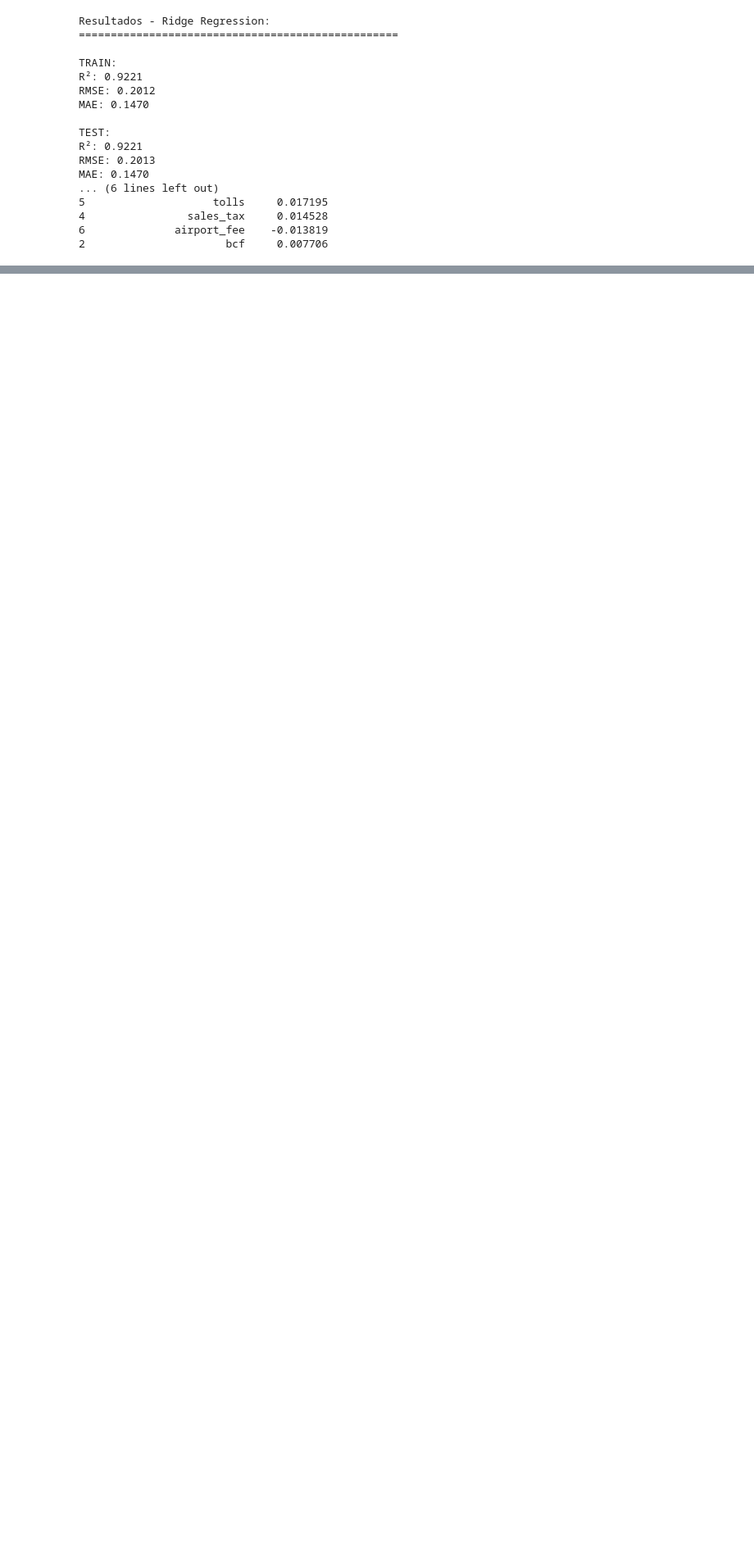
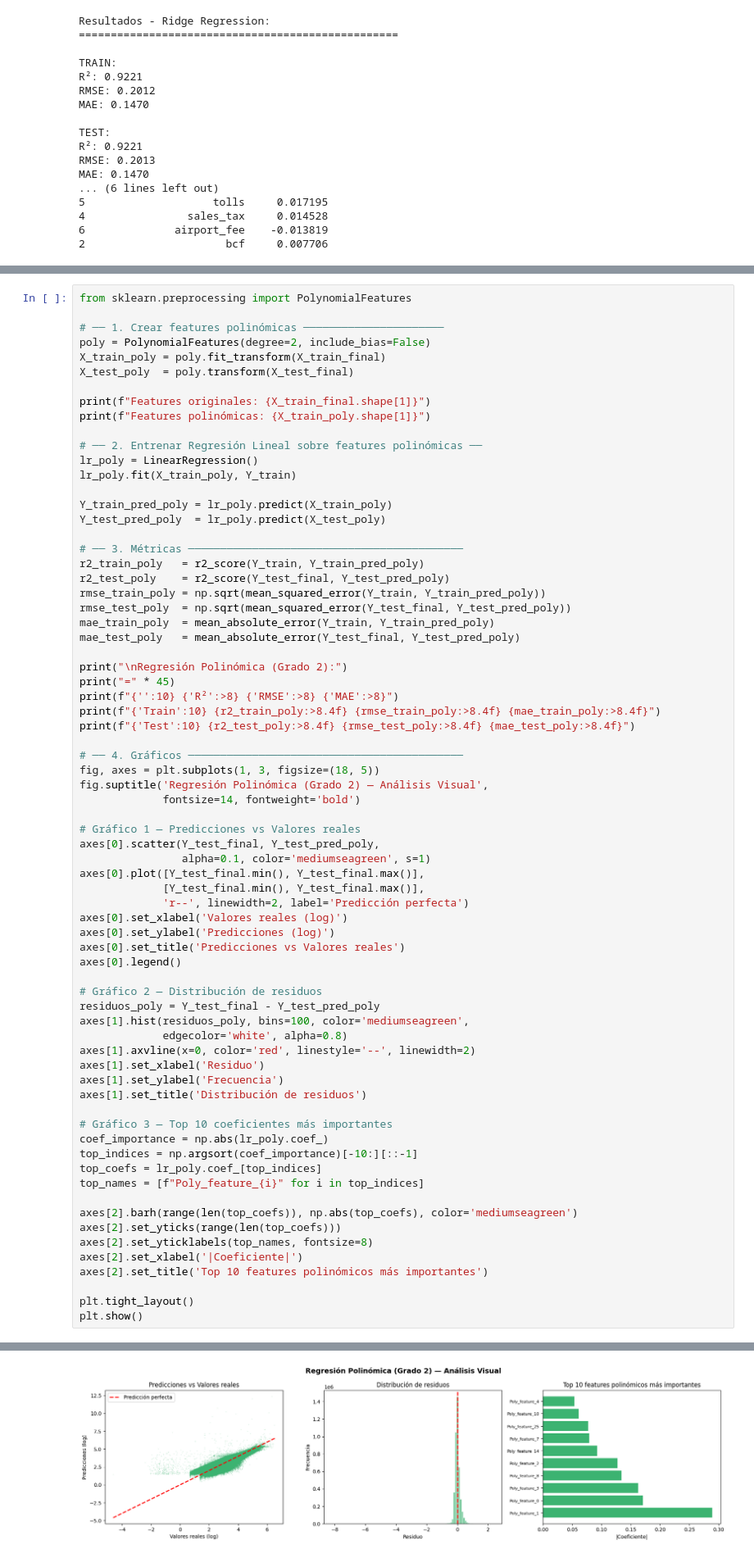
Before and after one commit to bamazonai/G8-TP-AnD, a Jupyter notebook: proyecto_hvfhs.ipynb, the cells around one changed output, grey strips where cells are left out. Shown at 82% size. Cells and saved outputs as stored; diff of their text form; blank space fills up the shorter version.

```diff
--- a/proyecto_hvfhs.ipynb
+++ b/proyecto_hvfhs.ipynb
@@ -1043,0 +1350,72 @@ eliminó ruido sin perder poder predictivo.
+# %%
+from sklearn.preprocessing import PolynomialFeatures
+
+# ── 1. Crear features polinómicas ──────────────────────
+poly = PolynomialFeatures(degree=2, include_bias=False)
+X_train_poly = poly.fit_transform(X_train_final)
+X_test_poly  = poly.transform(X_test_final)
+
+print(f"Features originales: {X_train_final.shape[1]}")
+print(f"Features polinómicas: {X_train_poly.shape[1]}")
+
+# ── 2. Entrenar Regresión Lineal sobre features polinómicas ──
+lr_poly = LinearRegression()
+lr_poly.fit(X_train_poly, Y_train)
+
+Y_train_pred_poly = lr_poly.predict(X_train_poly)
+Y_test_pred_poly  = lr_poly.predict(X_test_poly)
+
+# ── 3. Métricas ───────────────────────────────────────────
+r2_train_poly   = r2_score(Y_train, Y_train_pred_poly)
+r2_test_poly    = r2_score(Y_test_final, Y_test_pred_poly)
+rmse_train_poly = np.sqrt(mean_squared_error(Y_train, Y_train_pred_poly))
+rmse_test_poly  = np.sqrt(mean_squared_error(Y_test_final, Y_test_pred_poly))
+mae_train_poly  = mean_absolute_error(Y_train, Y_train_pred_poly)
+mae_test_poly   = mean_absolute_error(Y_test_final, Y_test_pred_poly)
+
+print("\nRegresión Polinómica (Grado 2):")
+print("=" * 45)
+print(f"{'':10} {'R²':>8} {'RMSE':>8} {'MAE':>8}")
+print(f"{'Train':10} {r2_train_poly:>8.4f} {rmse_train_poly:>8.4f} {mae_train_poly:>8.4f}")
+print(f"{'Test':10} {r2_test_poly:>8.4f} {rmse_test_poly:>8.4f} {mae_test_poly:>8.4f}")
+
+# ── 4. Gráficos ───────────────────────────────────────────
+fig, axes = plt.subplots(1, 3, figsize=(18, 5))
+fig.suptitle('Regresión Polinómica (Grado 2) — Análisis Visual',
+             fontsize=14, fontweight='bold')
+
+# Gráfico 1 — Predicciones vs Valores reales
+axes[0].scatter(Y_test_final, Y_test_pred_poly,
+                alpha=0.1, color='mediumseagreen', s=1)
+axes[0].plot([Y_test_final.min(), Y_test_final.max()],
+             [Y_test_final.min(), Y_test_final.max()],
+             'r--', linewidth=2, label='Predicción perfecta')
+axes[0].set_xlabel('Valores reales (log)')
+axes[0].set_ylabel('Predicciones (log)')
+axes[0].set_title('Predicciones vs Valores reales')
+axes[0].legend()
+
+# Gráfico 2 — Distribución de residuos
+residuos_poly = Y_test_final - Y_test_pred_poly
+axes[1].hist(residuos_poly, bins=100, color='mediumseagreen',
+             edgecolor='white', alpha=0.8)
+axes[1].axvline(x=0, color='red', linestyle='--', linewidth=2)
+axes[1].set_xlabel('Residuo')
+axes[1].set_ylabel('Frecuencia')
+axes[1].set_title('Distribución de residuos')
+
+# Gráfico 3 — Top 10 coeficientes más importantes
+coef_importance = np.abs(lr_poly.coef_)
+top_indices = np.argsort(coef_importance)[-10:][::-1]
+top_coefs = lr_poly.coef_[top_indices]
+top_names = [f"Poly_feature_{i}" for i in top_indices]
+
+axes[2].barh(range(len(top_coefs)), np.abs(top_coefs), color='mediumseagreen')
+axes[2].set_yticks(range(len(top_coefs)))
+axes[2].set_yticklabels(top_names, fontsize=8)
+axes[2].set_xlabel('|Coeficiente|')
+axes[2].set_title('Top 10 features polinómicos más importantes')
+
+plt.tight_layout()
+plt.show()
+# %% [output]
@@ -1043,0 +1430 @@ eliminó ruido sin perder poder predictivo.
+[figure, added]
```
Also changed, not shown: parts of 33 cells of this notebook, 2 other files.
